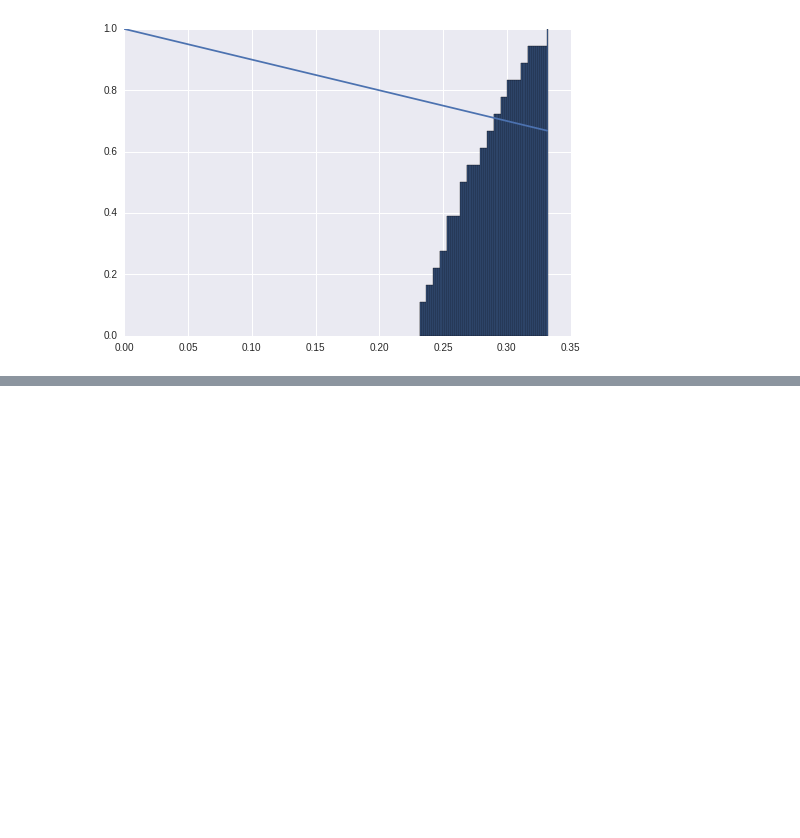
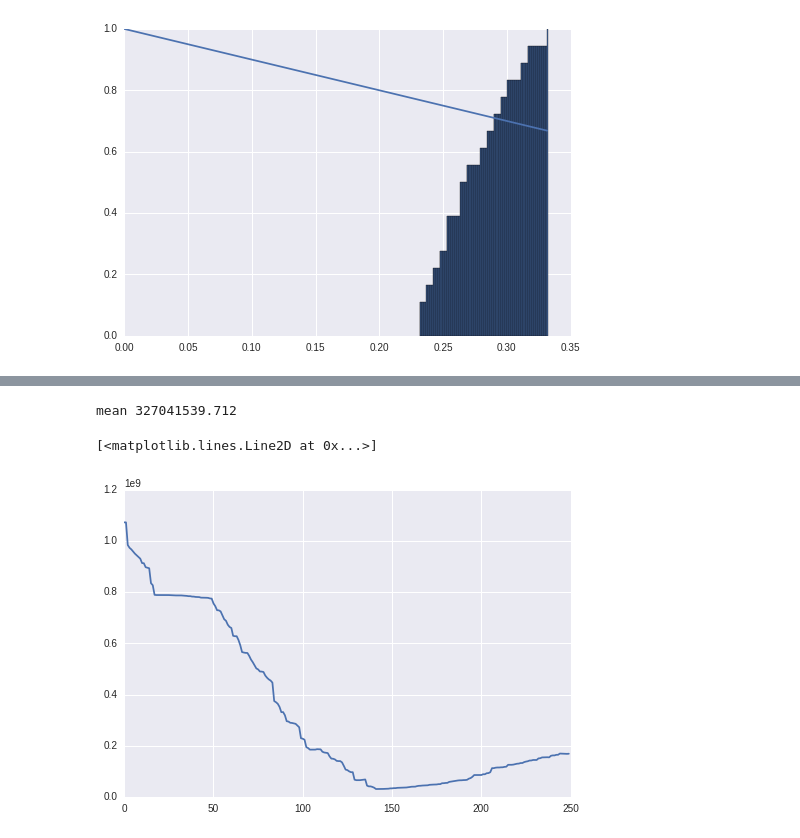
Before and after one commit to HoodPanther/earthquakes-1, a Jupyter notebook: Earthquakes-Copy3.ipynb, the cells around one changed output, grey strips where cells are left out. Cells and saved outputs as stored; diff of their text form; code cells hidden in the pictures; blank space fills up the shorter version.

```diff
--- a/Earthquakes-Copy3.ipynb
+++ b/Earthquakes-Copy3.ipynb
@@ -266,0 +284,8 @@ Stationarity index =  2.01236114979
+# %%
+frame=150
+print "mean", mean(times(df.t,frame))
+plt.plot(times(df.t,frame))
+# %% [output]
+mean 327041539.712
+[<matplotlib.lines.Line2D at 0x...>]
+[figure, added]
```
Also changed, not shown: parts of 2 cells of this notebook, 4 other files.
